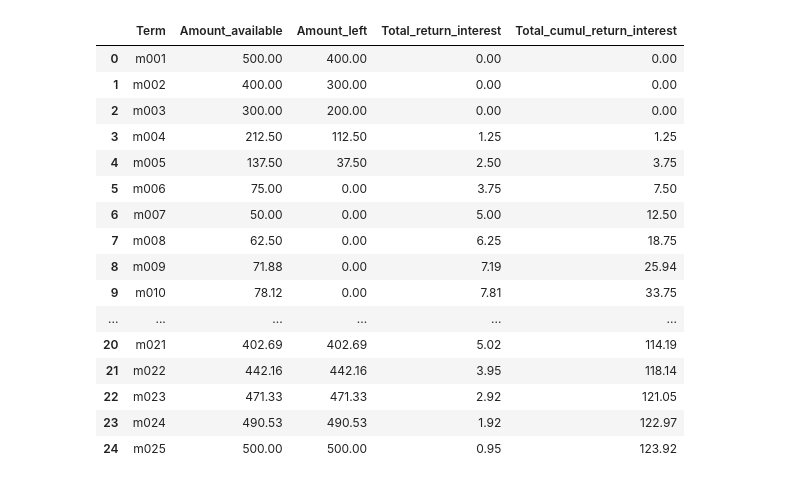
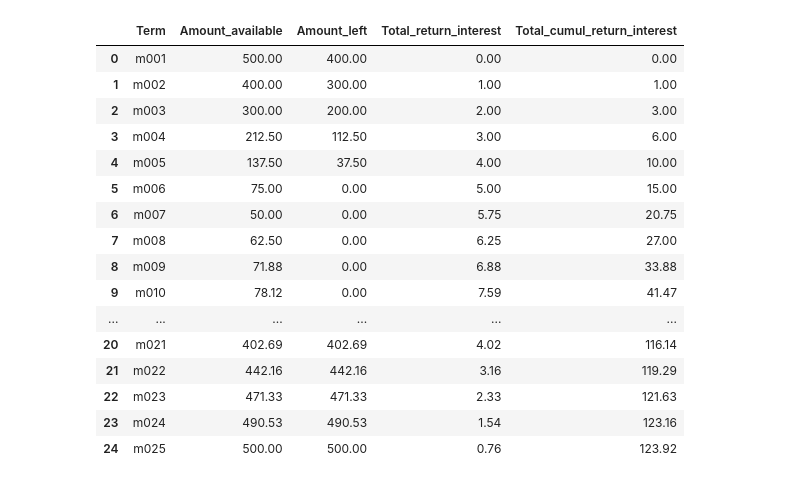
Before and after one commit to ibra86/Credit-calculation-scheme, a Jupyter notebook: Credit_calculation_scheme.ipynb, the cells around one changed output. Saved outputs shown, nothing was run; the diff lists cells and outputs as text; code cells hidden in the pictures.

Commit message:
fix interests holiday payment

```diff
--- a/Credit_calculation_scheme.ipynb
+++ b/Credit_calculation_scheme.ipynb
@@ -12,8 +12,7 @@ months_to_distribute_initial_amount = 5
 term_months = 10
 term_holidays = 2
 credit_rate_yearly = 0.12
-total_time_in_months = 120
-total_time_in_months_test = 24#total_time_in_months#total_time_in_months#24
+total_time_in_months = 24 #120
 
 credit_rate_monthly = credit_rate_yearly/12
 initial_payment = initial_amount/months_to_distribute_initial_amount
@@ -23,22 +22,20 @@ col_names_basic = ["Term","Amount_left"]
 col_names_clients = ["Paid","Return_principal","Return_interest"]
 
 cl_data_ini = []
-for i in range(total_time_in_months_test+1):
+for i in range(total_time_in_months+1):
   cl_data_ini.append(("m%03d"%(i+1),None))
 df = pd.DataFrame(cl_data_ini,columns=col_names_basic)
 
+
 amount_left = initial_amount
 amount_available = [amount_left]
-# print("Available amount in the beginning of month:")
-# print("month_%02d: %0.2f$"%(1,amount_left))
 
-
-for clt in range(total_time_in_months_test):#-term_months):
+for clt in range(total_time_in_months):#-term_months):
   client_number = clt+1
 
   cl_data_ini = []
-  if client_number <= total_time_in_months_test-term_months+1:
-    for i in range(total_time_in_months_test+1):
+  if client_number <= total_time_in_months-term_months+1:
+    for i in range(total_time_in_months+1):
       if i+1 < client_number:
         cl_data_ini.append(("m%03d"%(i+1),None,0.0,0.0,0.0))
       elif i+1 == client_number:
@@ -49,10 +46,9 @@ for clt in range(total_time_in_months_test):#-term_months):
         cl_data_ini.append(("m%03d"%(i+1),amount_left,payment,0.0,0.0))
 
       elif i < client_number + term_holidays:
-        cl_data_ini.append(("m%03d"%(i+1),amount_left,payment,0.0,0.0))
-      elif i < term_months + client_number:
-        cl_data_ini.append(("m%03d"%(i+1),None,0.0,return_principal,principal_left*credit_rate_monthly*term_months/(term_months-term_holidays)))
-        principal_left -= 0#return_principal
+        cl_data_ini.append(("m%03d"%(i+1),amount_left,payment,0.0,payment*credit_rate_monthly))
+      elif i < client_number + term_months:
+        cl_data_ini.append(("m%03d"%(i+1),None,0.0,return_principal,payment*credit_rate_monthly))
       else:
         cl_data_ini.append(("m%03d"%(i+1),None,0.0,0.0,0.0))
 
@@ -60,46 +56,45 @@ for clt in range(total_time_in_months_test):#-term_months):
     df0[col_names_basic[-1]][:client_number-1] = df[col_names_basic[-1]][:client_number-1]
     df = df.drop(col_names_basic[-1],axis=1,).merge(df0,on=col_names_basic[0],sort=True)
 
     cols = list(df)
     cols.insert(1,cols.pop(cols.index(col_names_basic[-1])))
     df = df[cols]
 
     amount_left += df.loc[client_number,[col for col in df if col.startswith(col_names_clients[1])]].sum()
   else:
     df[col_names_basic[-1]][client_number-1] = amount_left
     amount_left += df.loc[client_number,[col for col in df if col.startswith(col_names_clients[1])]].sum()
 
     df[col_names_basic[-1]][client_number] = amount_left
 
   amount_available.append(amount_left)
 #   print("month_%02d: %0.2f$"%(client_number+1,amount_left))
 
 # display(df)
 df["Total_return_interest"] = df[[col for col in df if col.startswith(col_names_clients[2])]].sum(axis=1)
 df[["Total_cumul_return_interest"]] = df[["Total_return_interest"]].cumsum()
 df["Amount_available"] = amount_available
 
 df_result = df[["Term"]+[col for col in df if col.startswith(("Amount","Total_"))]]
 df_result = df_result[['Term','Amount_available', 'Amount_left', 'Total_return_interest', 'Total_cumul_return_interest']]
 df_result[df_result.columns[1:]] = df_result[df_result.columns[1:]].applymap('{:,.02f}'.format)
 
 display(df_result)
-# display(df)
 # %% [output]
 |  | Term | Amount_available | Amount_left | Total_return_interest | Total_cumul_return_interest |
 | 0 | m001 | 500.00 | 400.00 | 0.00 | 0.00 |
-| 1 | m002 | 400.00 | 300.00 | 0.00 | 0.00 |
-| 2 | m003 | 300.00 | 200.00 | 0.00 | 0.00 |
-| 3 | m004 | 212.50 | 112.50 | 1.25 | 1.25 |
-| 4 | m005 | 137.50 | 37.50 | 2.50 | 3.75 |
-| 5 | m006 | 75.00 | 0.00 | 3.75 | 7.50 |
-| 6 | m007 | 50.00 | 0.00 | 5.00 | 12.50 |
-| 7 | m008 | 62.50 | 0.00 | 6.25 | 18.75 |
-| 8 | m009 | 71.88 | 0.00 | 7.19 | 25.94 |
-| 9 | m010 | 78.12 | 0.00 | 7.81 | 33.75 |
+| 1 | m002 | 400.00 | 300.00 | 1.00 | 1.00 |
+| 2 | m003 | 300.00 | 200.00 | 2.00 | 3.00 |
+| 3 | m004 | 212.50 | 112.50 | 3.00 | 6.00 |
+| 4 | m005 | 137.50 | 37.50 | 4.00 | 10.00 |
+| 5 | m006 | 75.00 | 0.00 | 5.00 | 15.00 |
+| 6 | m007 | 50.00 | 0.00 | 5.75 | 20.75 |
+| 7 | m008 | 62.50 | 0.00 | 6.25 | 27.00 |
+| 8 | m009 | 71.88 | 0.00 | 6.88 | 33.88 |
+| 9 | m010 | 78.12 | 0.00 | 7.59 | 41.47 |
 | ... | ... | ... | ... | ... | ... |
-| 20 | m021 | 402.69 | 402.69 | 5.02 | 114.19 |
-| 21 | m022 | 442.16 | 442.16 | 3.95 | 118.14 |
-| 22 | m023 | 471.33 | 471.33 | 2.92 | 121.05 |
-| 23 | m024 | 490.53 | 490.53 | 1.92 | 122.97 |
-| 24 | m025 | 500.00 | 500.00 | 0.95 | 123.92 |
+| 20 | m021 | 402.69 | 402.69 | 4.02 | 116.14 |
+| 21 | m022 | 442.16 | 442.16 | 3.16 | 119.29 |
+| 22 | m023 | 471.33 | 471.33 | 2.33 | 121.63 |
+| 23 | m024 | 490.53 | 490.53 | 1.54 | 123.16 |
+| 24 | m025 | 500.00 | 500.00 | 0.76 | 123.92 |
```
Also changed, not shown: parts of 1 cell of this notebook.
